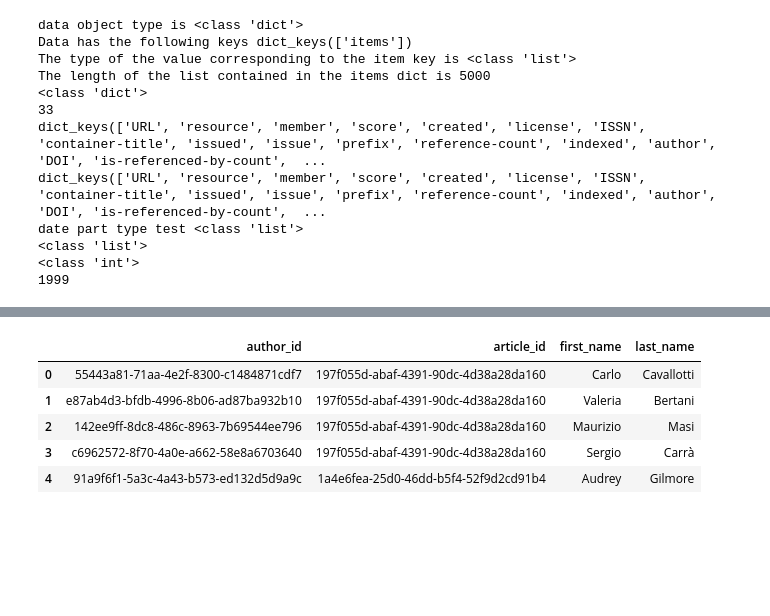
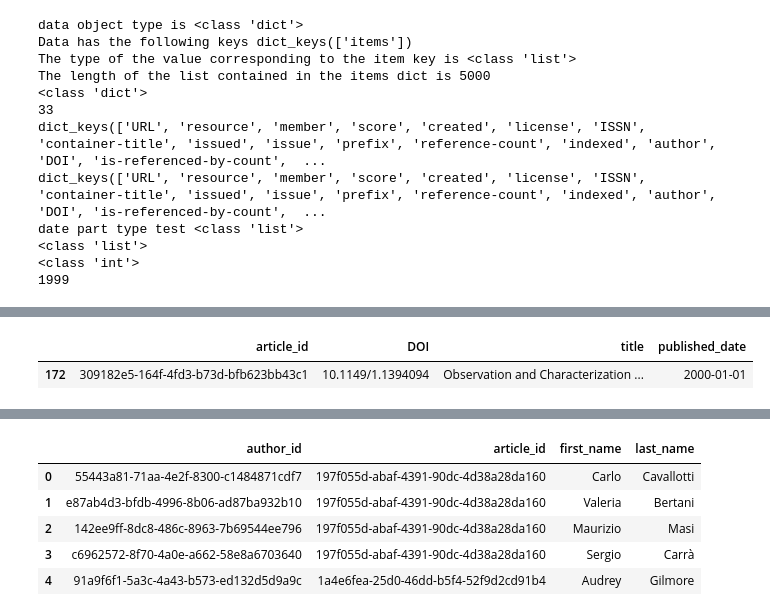
Before and after one commit to jimswainston/udacity-data-engineering-capstone, a Jupyter notebook: src/CapstoneProjectTemplate.ipynb, the cells around one changed output, grey strips where cells are left out. Saved outputs shown, nothing was run; the diff lists cells and outputs as text; code cells hidden in the pictures; blank space fills up the shorter version.

```diff
--- a/src/CapstoneProjectTemplate.ipynb
+++ b/src/CapstoneProjectTemplate.ipynb
@@ -197,6 +198,16 @@ articles = pd.DataFrame(articleData)
 authors = pd.DataFrame(authorData)
 affiliations = pd.DataFrame(affiliationData)
 affiliationErrors = pd.DataFrame(affiliationErrors)
+# %%
+#tuple(articles.to_numpy().tolist())
+#articles.values[0].tolist()
+#articles[articles['published_date'].isnull()]
+articles[articles['DOI'] == "10.1149/1.1394094"]
+#articles.where(pd.notnull(articles), None)
+#articles[articles.isna().any(axis=1)]
+# %% [output]
+|  | article_id | DOI | title | published_date |
+| 172 | 309182e5-164f-4fd3-b73d-bfb623bb43c1 | 10.1149/1.1394094 | Observation and Characterization ... | 2000-01-01 |
 # %%
 # show articles sample
 articles.head()
```
Also changed, not shown: parts of 7 cells of this notebook.
